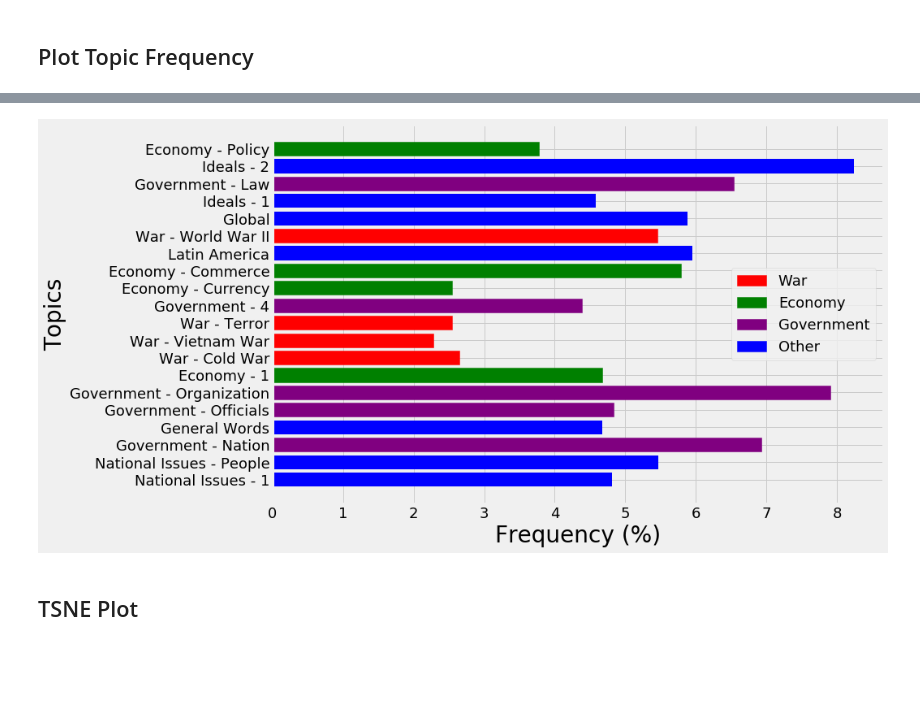
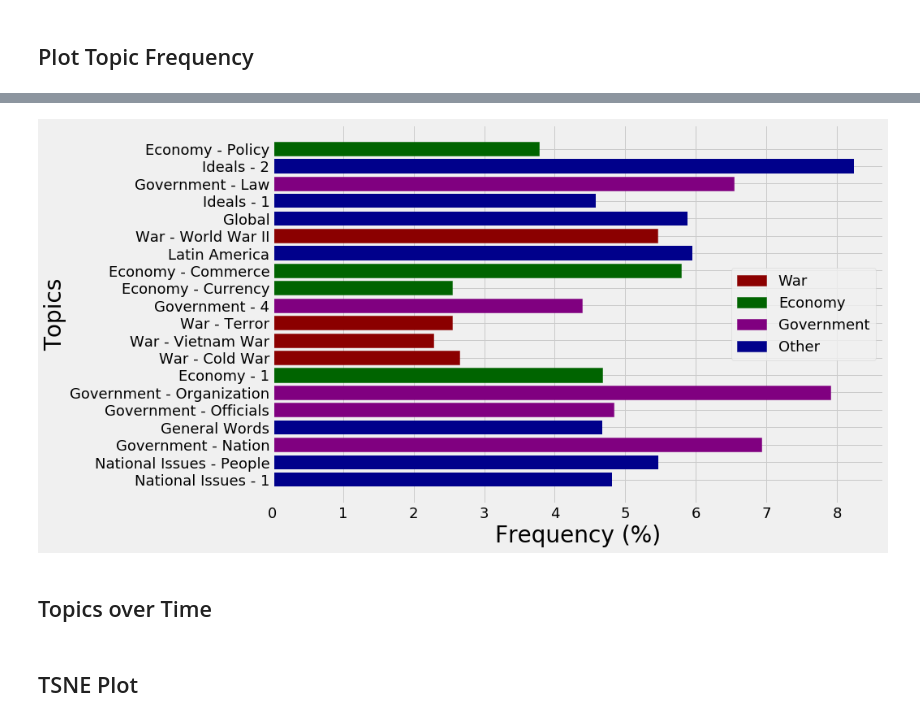
Before and after one commit to kevscon/Project-4, a Jupyter notebook: topic_modeling.ipynb, the cells around one changed output, grey strips where cells are left out. Saved outputs shown, nothing was run; the diff lists cells and outputs as text; code cells hidden in the pictures; blank space fills up the shorter version.

```diff
--- a/topic_modeling.ipynb
+++ b/topic_modeling.ipynb
@@ -182,9 +253,9 @@ num_tops = topic_df.shape[1]
 # %%
 # topic colors
 war_tops = [7, 8, 9, 14]
-war_color = 'r'
+war_color = 'darkred'
 econ_tops = [6, 11, 12, 19]
-econ_color = 'g'
+econ_color = 'darkgreen'
 gov_tops = [2, 4, 5, 10, 17]
 gov_color = 'purple'
 # %%
@@ -193,24 +298,26 @@ y = topic_df.mean()
 # %%
 fig, ax = plt.subplots(figsize=(12, 8))
-ax.barh(x, y, color='blue')
+ax.barh(x, y, color='darkblue')
 ax.set_yticks(range(len(x)))
 ax.set_yticklabels(x)
 ax.set_ylabel('Topics')
 ax.set_xlabel('Frequency (%)')
 
 for top in war_tops:
     ax.get_children()[top].set_color(war_color)
 for top in econ_tops:
     ax.get_children()[top].set_color(econ_color)
 for top in gov_tops:
     ax.get_children()[top].set_color(gov_color)
 
-war_patch = mpatches.Patch(color='red', label='War')
-econ_patch = mpatches.Patch(color='green', label='Economy')
+war_patch = mpatches.Patch(color='darkred', label='War')
+econ_patch = mpatches.Patch(color='darkgreen', label='Economy')
 gov_patch = mpatches.Patch(color='purple', label='Government')
-other_patch = mpatches.Patch(color='blue', label='Other')
+other_patch = mpatches.Patch(color='darkblue', label='Other')
 plt.legend(handles=[war_patch, econ_patch, gov_patch, other_patch]);
 # %% [output]
-[figure, old version]
+[figure, new version]
+# %% [markdown]
+## Topics over Time
 # %% [markdown]
 ## TSNE Plot
```
Also changed, not shown: parts of 25 cells of this notebook, 1 other file.
